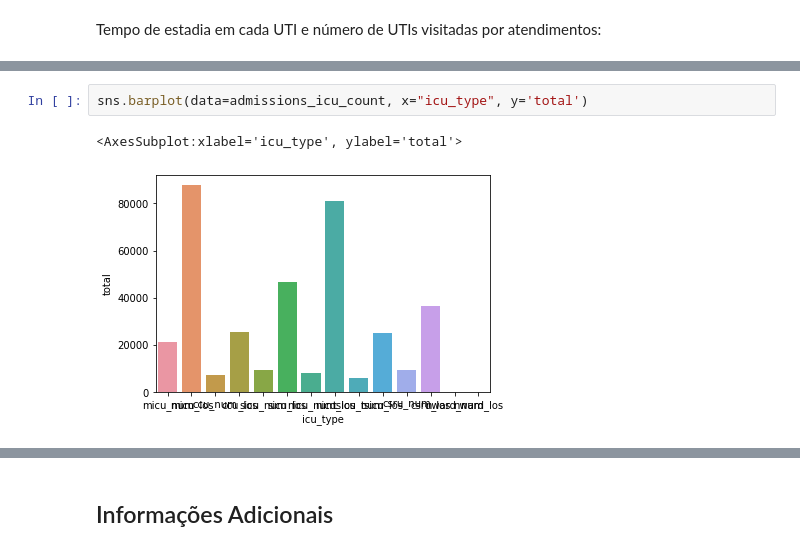
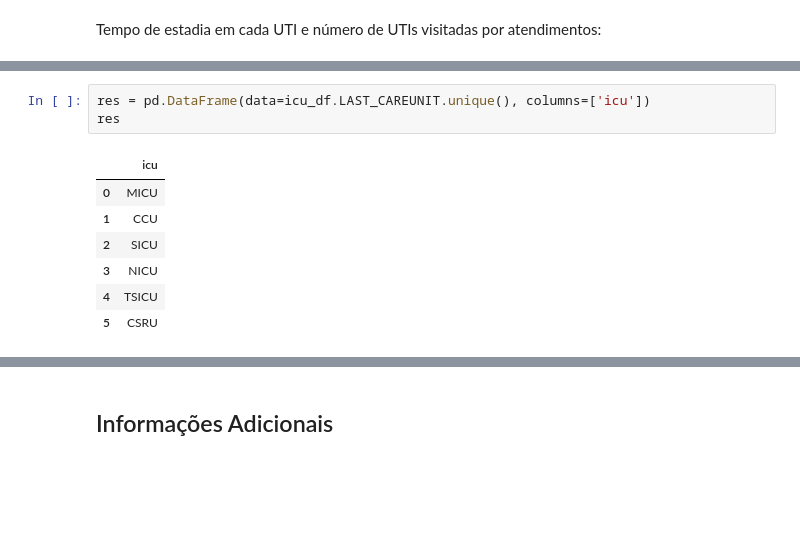
Before and after one commit to camila-cg/mimic-3, a Jupyter notebook: análise-exploratória.ipynb, the cells around one changed output, grey strips where cells are left out. Saved outputs shown, nothing was run; the diff lists cells and outputs as text; blank space fills up the shorter version.

```diff
--- a/análise-exploratória.ipynb
+++ b/análise-exploratória.ipynb
@@ -826,8 +826,14 @@ admissions_icu_count
 | 11 | csru_los | 36385.3647 |
 | 12 | nward_num | 0.0000 |
 | 13 | nward_los | 0.0000 |
-# %%
-sns.barplot(data=admissions_icu_count, x="icu_type", y='total')
-# %% [output]
-<AxesSubplot:xlabel='icu_type', ylabel='total'>
-[figure, removed]
+# %%
+res = pd.DataFrame(data=icu_df.LAST_CAREUNIT.unique(), columns=['icu'])
+res
+# %% [output]
+|  | icu |
+| 0 | MICU |
+| 1 | CCU |
+| 2 | SICU |
+| 3 | NICU |
+| 4 | TSICU |
+| 5 | CSRU |
```
Also changed, not shown: parts of 6 cells of this notebook.
